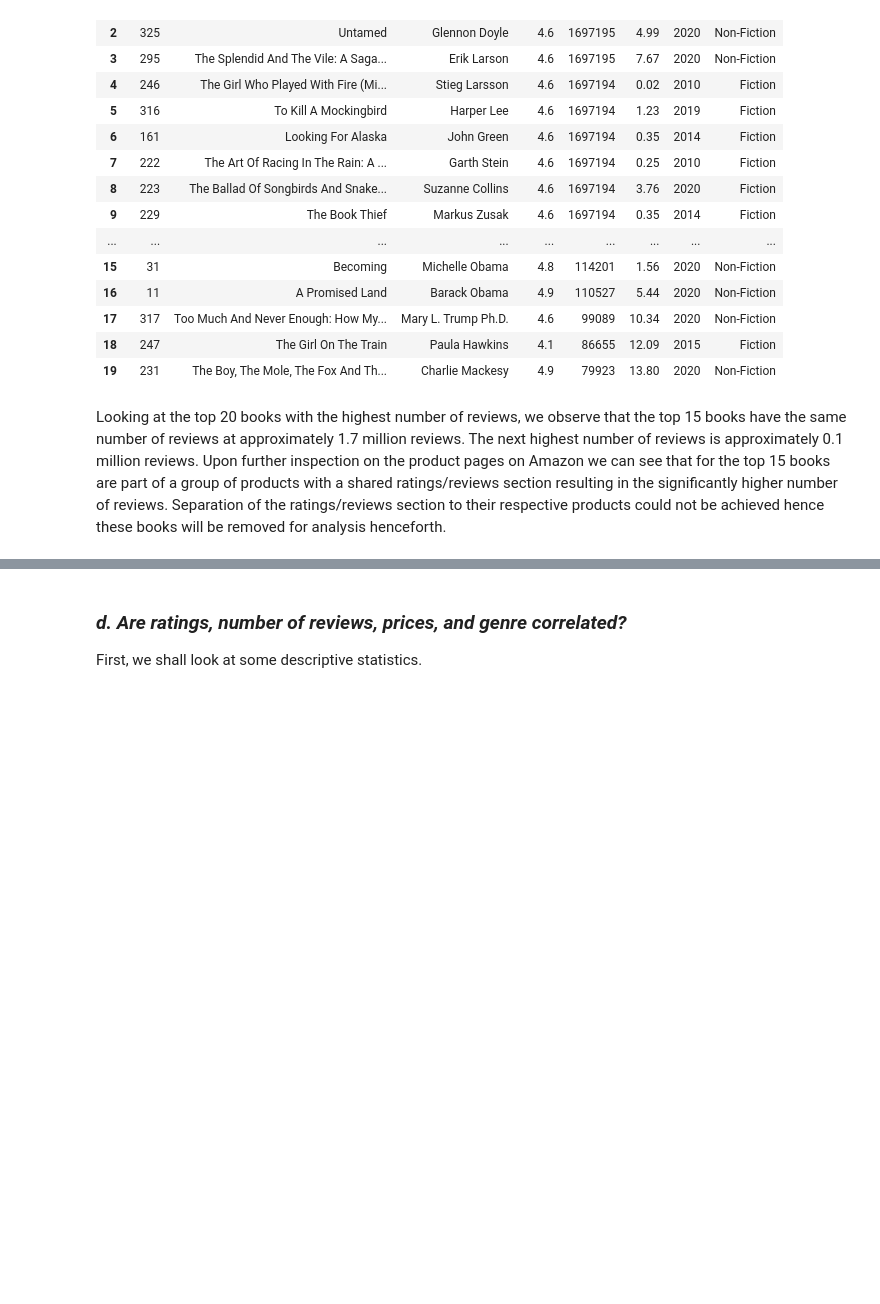
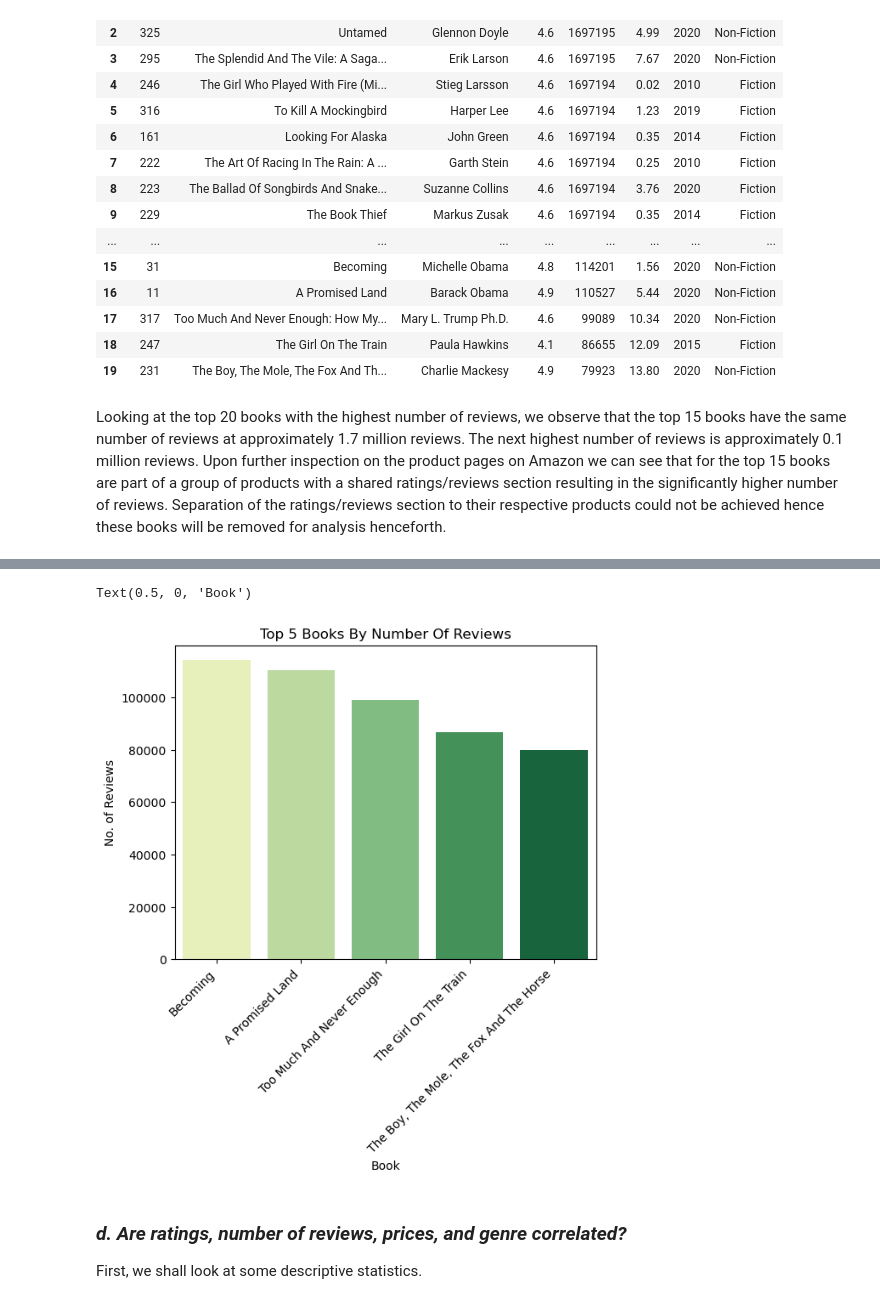
Before and after one commit to wenhao7/Data-Science, a Jupyter notebook: Amazon Books EDA/amazon_eda.ipynb, the cells around one changed output, grey strips where cells are left out. Cells and saved outputs as stored; diff of their text form; code cells hidden in the pictures; blank space fills up the shorter version.

```diff
--- a/Amazon Books EDA/amazon_eda.ipynb
+++ b/Amazon Books EDA/amazon_eda.ipynb
@@ -297,3 +295,12 @@ fig3.show()
+# %%
+sns.barplot(x=x, y=y, palette="YlGn")
+plt.title('Top 5 Books By Number Of Reviews')
+plt.xticks(rotation=45, horizontalalignment='right')
+plt.ylabel('No. of Reviews')
+plt.xlabel('Book')
+# %% [output]
+Text(0.5, 0, 'Book')
+[figure, added]
 # %% [markdown]
 <a id='correlation'></a>
 ### *d. Are ratings, number of reviews, prices, and genre correlated?*
```
Also changed, not shown: parts of 30 cells of this notebook, 1 other file.
